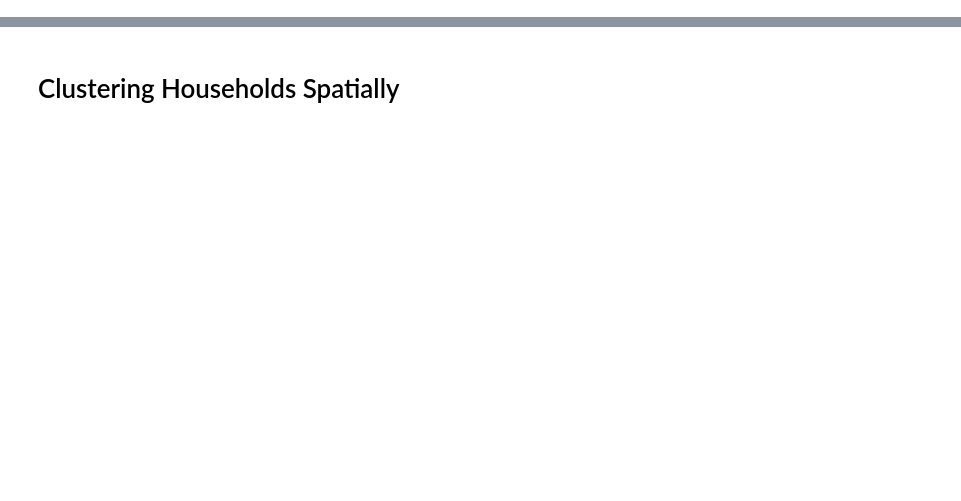
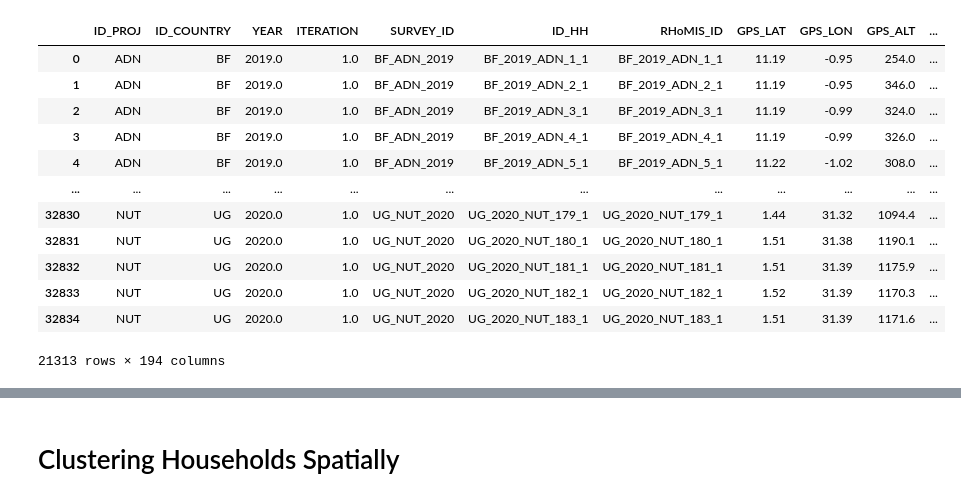
Before and after one commit to l-gorman/farm-size-analysis, a Jupyter notebook: explore.ipynb, the cells around one changed output, grey strips where cells are left out. Drawn from its saved outputs; the diff is of its cells as text; code cells hidden in the pictures; blank space fills up the shorter version.

```diff
--- a/explore.ipynb
+++ b/explore.ipynb
@@ -66,3 +67,19 @@ geo_indicator = geo_indicator.sjoin(world, how="left", op="within")
+# %%
+geo_indicator[]
+# %% [output]
+|  | ID_PROJ | ID_COUNTRY | YEAR | ITERATION | SURVEY_ID | ID_HH | RHoMIS_ID | GPS_LAT | GPS_LON | GPS_ALT | ... |
+| 0 | ADN | BF | 2019.0 | 1.0 | BF_ADN_2019 | BF_2019_ADN_1_1 | BF_2019_ADN_1_1 | 11.19 | -0.95 | 254.0 | ... |
+| 1 | ADN | BF | 2019.0 | 1.0 | BF_ADN_2019 | BF_2019_ADN_2_1 | BF_2019_ADN_2_1 | 11.19 | -0.95 | 346.0 | ... |
+| 2 | ADN | BF | 2019.0 | 1.0 | BF_ADN_2019 | BF_2019_ADN_3_1 | BF_2019_ADN_3_1 | 11.19 | -0.99 | 324.0 | ... |
+| 3 | ADN | BF | 2019.0 | 1.0 | BF_ADN_2019 | BF_2019_ADN_4_1 | BF_2019_ADN_4_1 | 11.19 | -0.99 | 326.0 | ... |
+| 4 | ADN | BF | 2019.0 | 1.0 | BF_ADN_2019 | BF_2019_ADN_5_1 | BF_2019_ADN_5_1 | 11.22 | -1.02 | 308.0 | ... |
+| ... | ... | ... | ... | ... | ... | ... | ... | ... | ... | ... | ... |
+| 32830 | NUT | UG | 2020.0 | 1.0 | UG_NUT_2020 | UG_2020_NUT_179_1 | UG_2020_NUT_179_1 | 1.44 | 31.32 | 1094.4 | ... |
+| 32831 | NUT | UG | 2020.0 | 1.0 | UG_NUT_2020 | UG_2020_NUT_180_1 | UG_2020_NUT_180_1 | 1.51 | 31.38 | 1190.1 | ... |
+| 32832 | NUT | UG | 2020.0 | 1.0 | UG_NUT_2020 | UG_2020_NUT_181_1 | UG_2020_NUT_181_1 | 1.51 | 31.39 | 1175.9 | ... |
+| 32833 | NUT | UG | 2020.0 | 1.0 | UG_NUT_2020 | UG_2020_NUT_182_1 | UG_2020_NUT_182_1 | 1.52 | 31.39 | 1170.3 | ... |
+| 32834 | NUT | UG | 2020.0 | 1.0 | UG_NUT_2020 | UG_2020_NUT_183_1 | UG_2020_NUT_183_1 | 1.51 | 31.39 | 1171.6 | ... |
+21313 rows × 194 columns
 # %%
 # Plot the points on a map
 #same as
```
Also changed, not shown: parts of 10 cells of this notebook, 1 other file.
